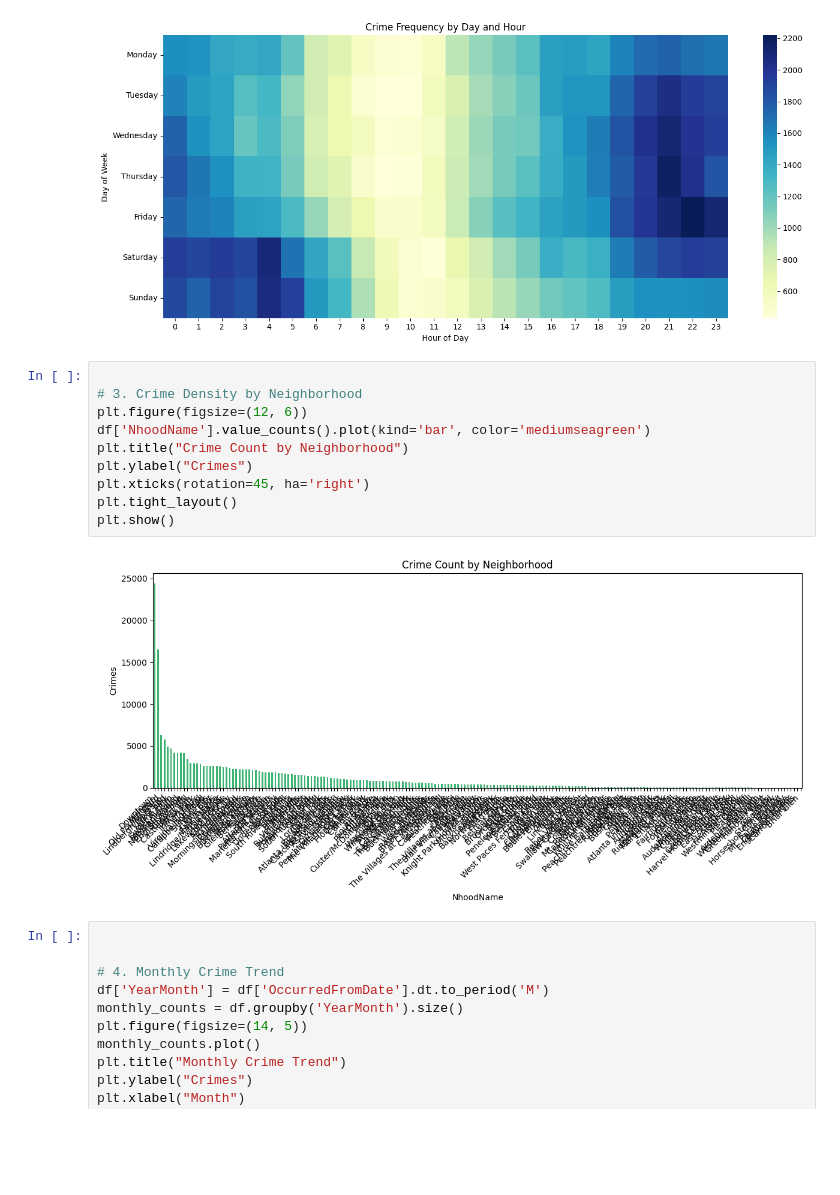
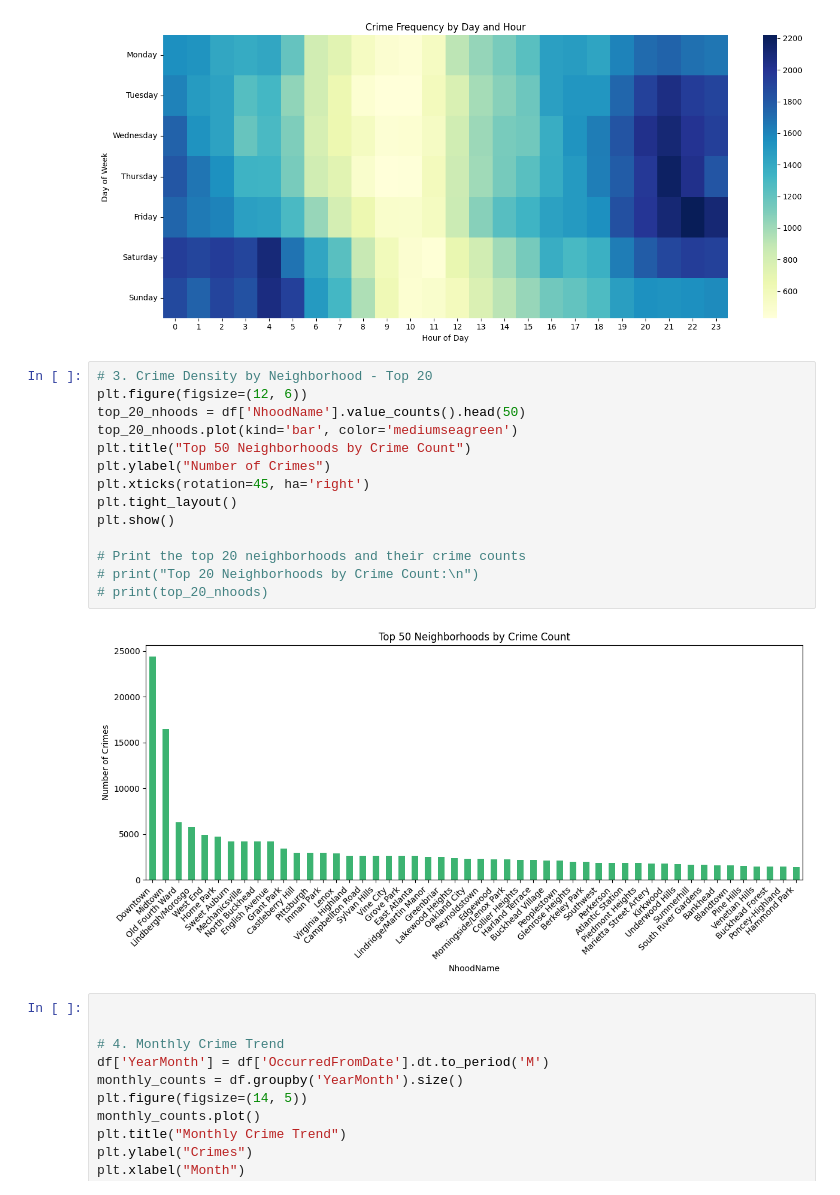
Before and after one commit to ShreyaChivilkar/ATLSHIELD, a Jupyter notebook: EDA.ipynb, the cells around one changed output. Cells and saved outputs as stored; diff of their text form; blank space fills up the shorter version.

```diff
--- a/EDA.ipynb
+++ b/EDA.ipynb
@@ -788,17 +788,21 @@ plt.show()
 # %% [output]
 [figure]
 # %%
-
-# 3. Crime Density by Neighborhood
+# 3. Crime Density by Neighborhood - Top 20
 plt.figure(figsize=(12, 6))
-df['NhoodName'].value_counts().plot(kind='bar', color='mediumseagreen')
-plt.title("Crime Count by Neighborhood")
-plt.ylabel("Crimes")
+top_20_nhoods = df['NhoodName'].value_counts().head(50)
+top_20_nhoods.plot(kind='bar', color='mediumseagreen')
+plt.title("Top 50 Neighborhoods by Crime Count")
+plt.ylabel("Number of Crimes")
 plt.xticks(rotation=45, ha='right')
 plt.tight_layout()
 plt.show()
+
+# Print the top 20 neighborhoods and their crime counts
+# print("Top 20 Neighborhoods by Crime Count:\n")
+# print(top_20_nhoods)
 # %% [output]
-[figure, old version]
+[figure, new version]
 # %%
 
 
```
